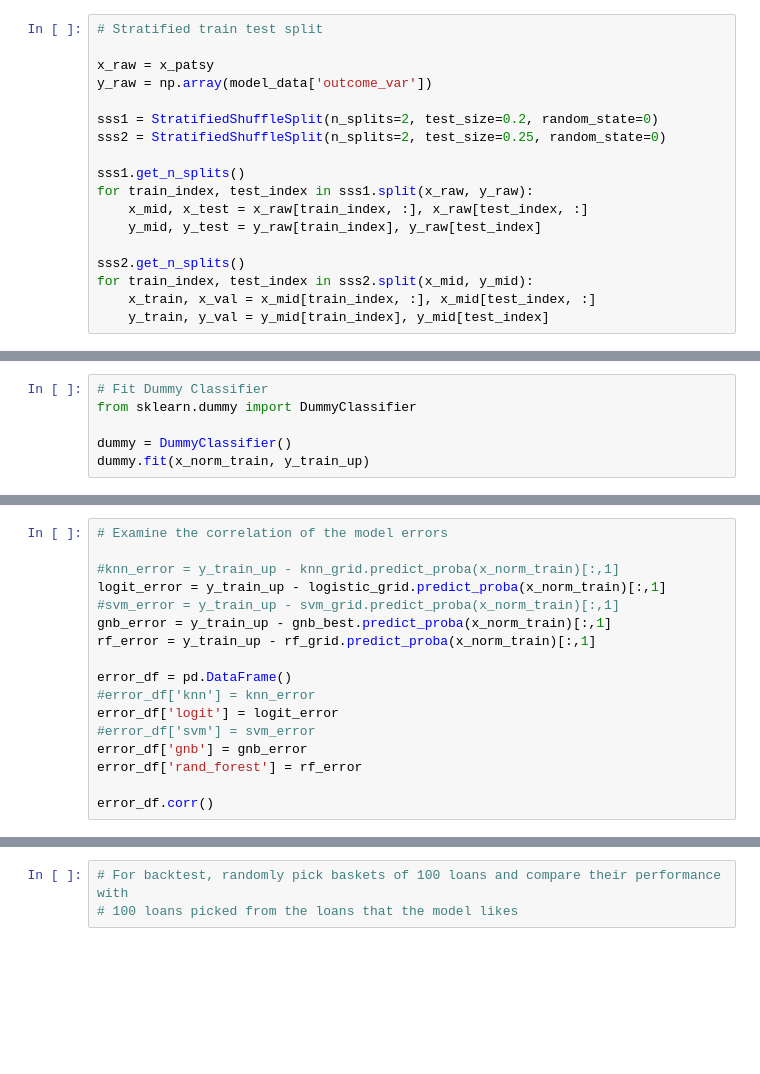
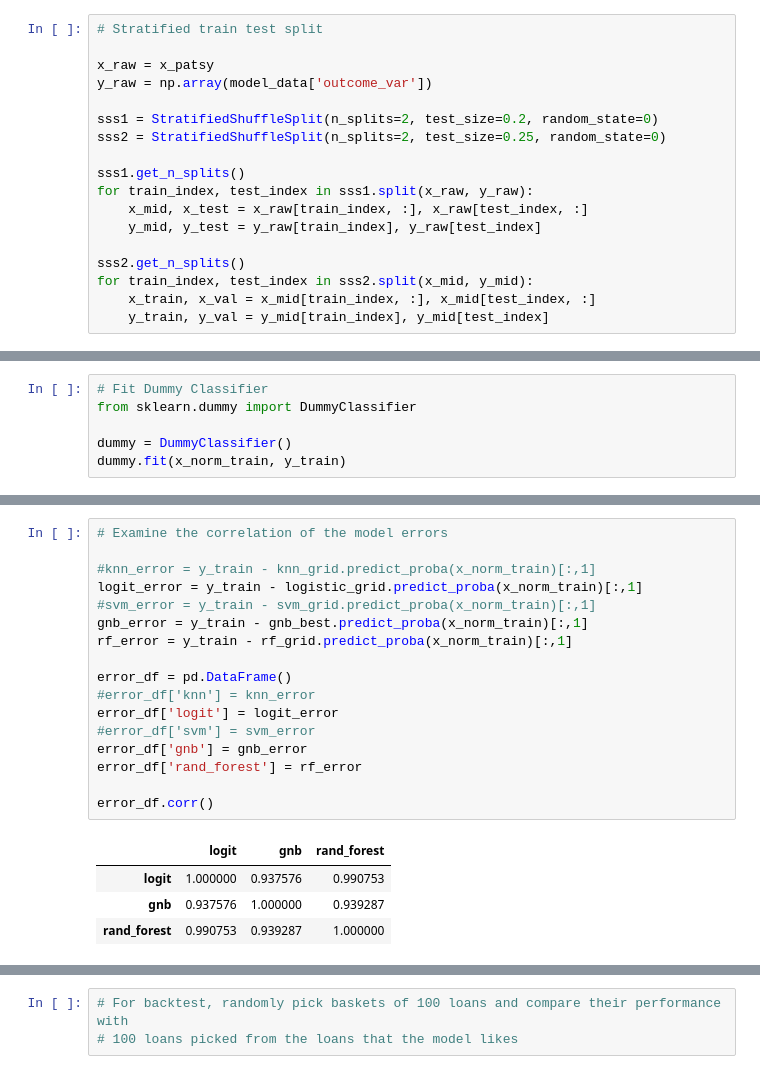
Before and after one commit to yiuhyuk/Project_3_Metis, a Jupyter notebook: lending_club_v4.0.ipynb, the cells around one changed output, grey strips where cells are left out. Saved outputs shown, nothing was run; the diff lists cells and outputs as text; blank space fills up the shorter version.

```diff
--- a/lending_club_v4.0.ipynb
+++ b/lending_club_v4.0.ipynb
@@ -498,4 +658,4 @@ logistic_sub_grade.coef_
 from sklearn.dummy import DummyClassifier
 
 dummy = DummyClassifier()
-dummy.fit(x_norm_train, y_train_up)
+dummy.fit(x_norm_train, y_train)
@@ -568,20 +735,25 @@ plt.show()
 # %%
 # Examine the correlation of the model errors
 
-#knn_error = y_train_up - knn_grid.predict_proba(x_norm_train)[:,1]
-logit_error = y_train_up - logistic_grid.predict_proba(x_norm_train)[:,1]
-#svm_error = y_train_up - svm_grid.predict_proba(x_norm_train)[:,1]
-gnb_error = y_train_up - gnb_best.predict_proba(x_norm_train)[:,1]
-rf_error = y_train_up - rf_grid.predict_proba(x_norm_train)[:,1]
+#knn_error = y_train - knn_grid.predict_proba(x_norm_train)[:,1]
+logit_error = y_train - logistic_grid.predict_proba(x_norm_train)[:,1]
+#svm_error = y_train - svm_grid.predict_proba(x_norm_train)[:,1]
+gnb_error = y_train - gnb_best.predict_proba(x_norm_train)[:,1]
+rf_error = y_train - rf_grid.predict_proba(x_norm_train)[:,1]
 
 error_df = pd.DataFrame()
 #error_df['knn'] = knn_error
 error_df['logit'] = logit_error
 #error_df['svm'] = svm_error
 error_df['gnb'] = gnb_error
 error_df['rand_forest'] = rf_error
 
 error_df.corr()
+# %% [output]
+|  | logit | gnb | rand_forest |
+| logit | 1.000000 | 0.937576 | 0.990753 |
+| gnb | 0.937576 | 1.000000 | 0.939287 |
+| rand_forest | 0.990753 | 0.939287 | 1.000000 |
 # %%
 # Set cutoff by minimizing default rate within the loans chosen by my model
 
```
Also changed, not shown: parts of 30 cells of this notebook.
